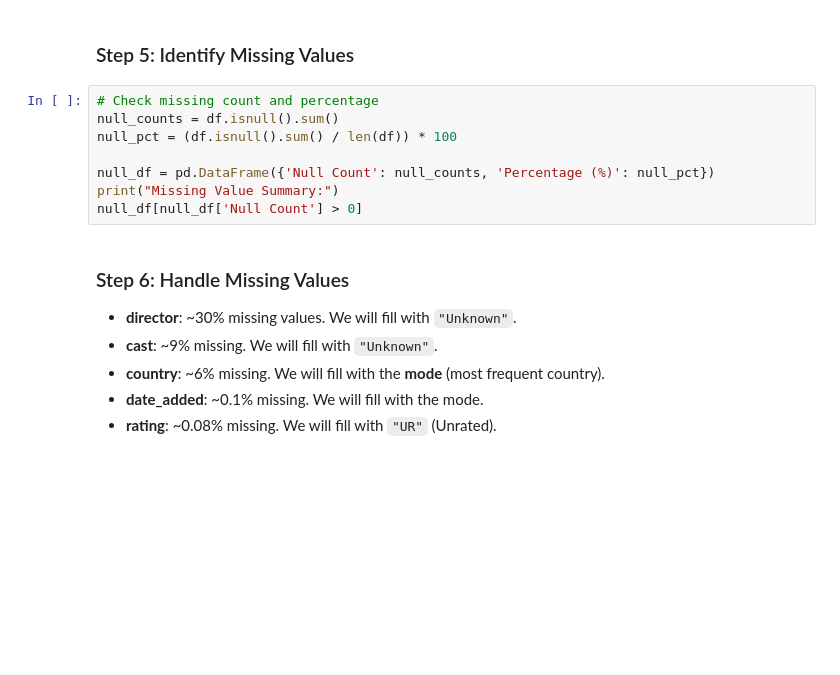
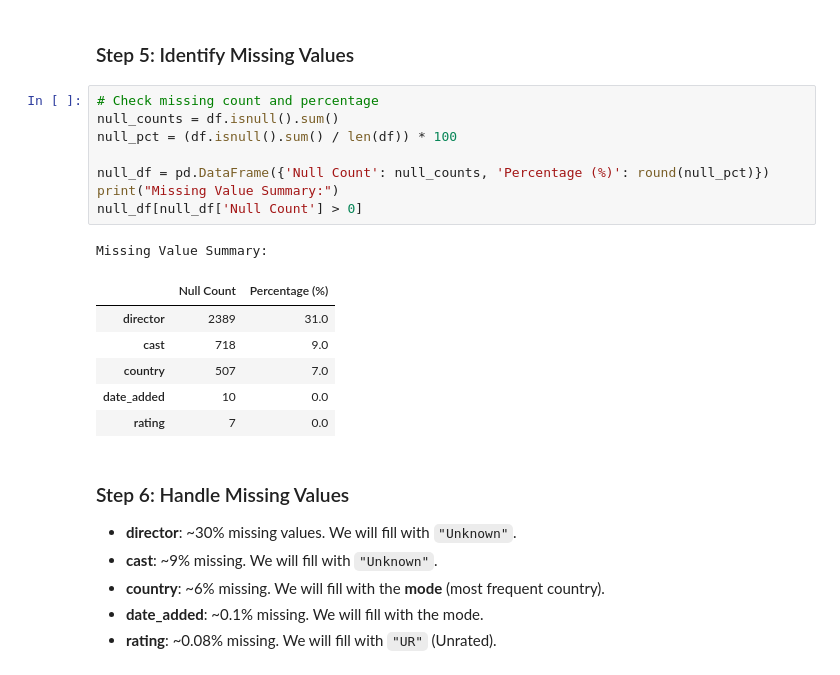
Before and after one commit to Adit122022/CPUR-Agentic-AI, a Jupyter notebook: 02_Phase/10_Day_20-06-2026/Notebook/netflix_data.ipynb, the cells around one changed output. Cells and saved outputs as stored; diff of their text form; blank space fills up the shorter version.

```diff
--- a/02_Phase/10_Day_20-06-2026/Notebook/netflix_data.ipynb
+++ b/02_Phase/10_Day_20-06-2026/Notebook/netflix_data.ipynb
@@ -39,11 +108,19 @@ df.dtypes
 # %%
 # Check missing count and percentage
 null_counts = df.isnull().sum()
 null_pct = (df.isnull().sum() / len(df)) * 100
 
-null_df = pd.DataFrame({'Null Count': null_counts, 'Percentage (%)': null_pct})
+null_df = pd.DataFrame({'Null Count': null_counts, 'Percentage (%)': round(null_pct)})
 print("Missing Value Summary:")
 null_df[null_df['Null Count'] > 0]
+# %% [output]
+Missing Value Summary:
+|  | Null Count | Percentage (%) |
+| director | 2389 | 31.0 |
+| cast | 718 | 9.0 |
+| country | 507 | 7.0 |
+| date_added | 10 | 0.0 |
+| rating | 7 | 0.0 |
 # %% [markdown]
 ### Step 6: Handle Missing Values
 * **director**: ~30% missing values. We will fill with `"Unknown"`.
```
Also changed, not shown: parts of 20 cells of this notebook, 7 other files.
